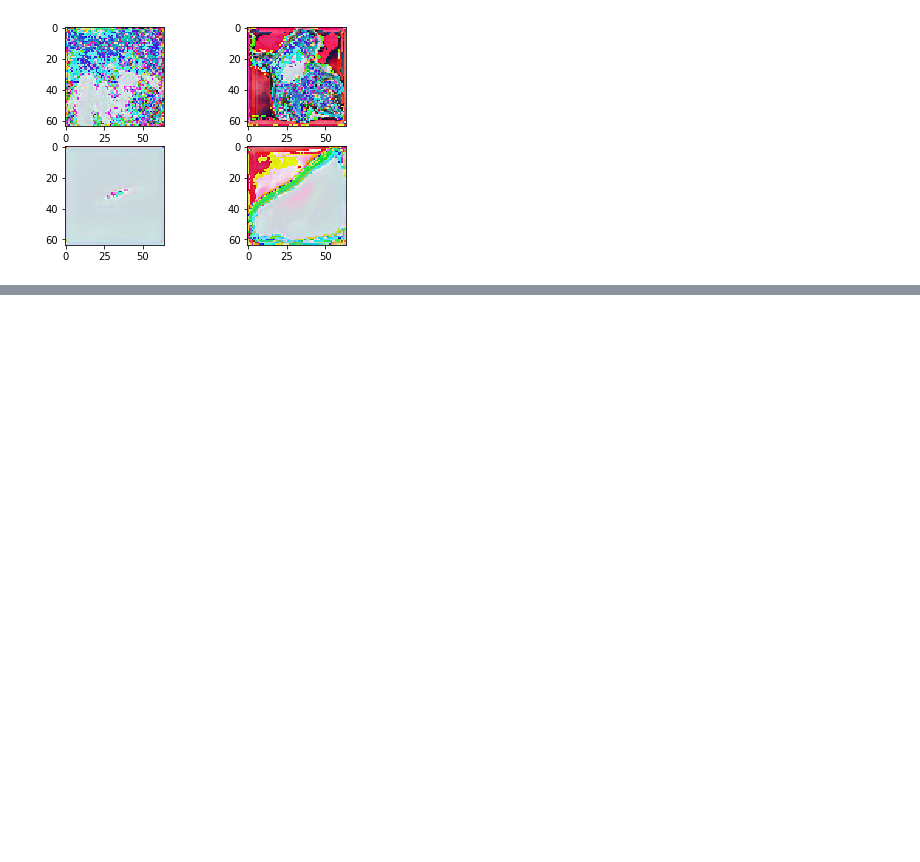
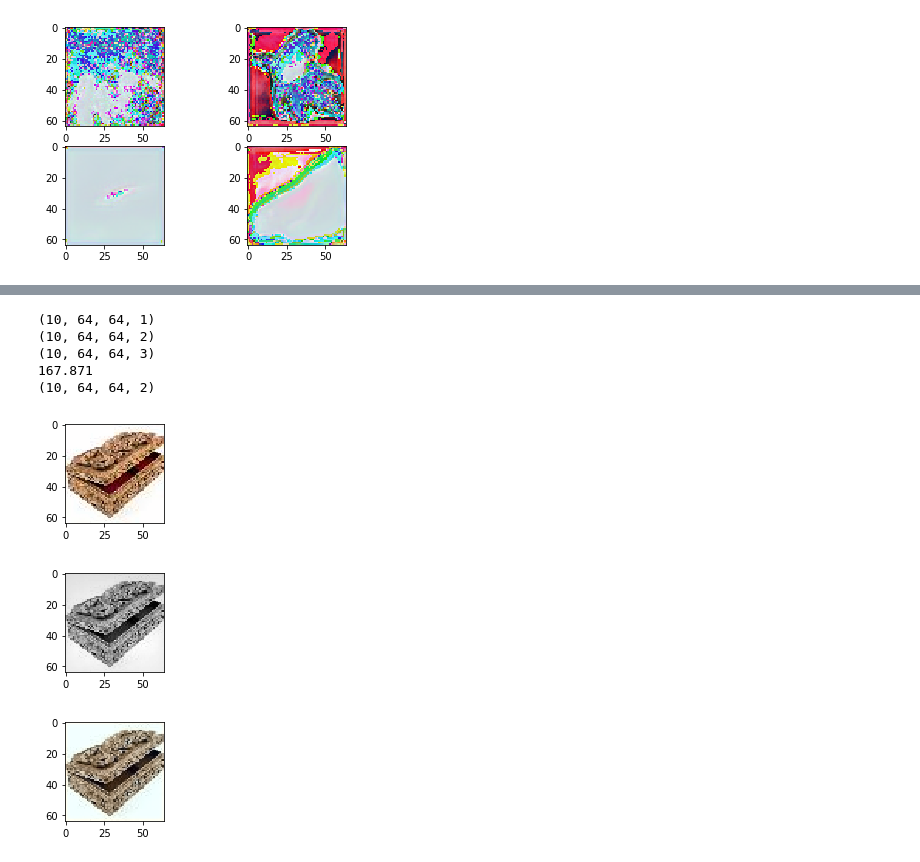
Before and after one commit to sanyammehra/AutoColor, a Jupyter notebook: src/FirstModel.ipynb, the cells around one changed output, grey strips where cells are left out. Drawn from its saved outputs; the diff is of its cells as text; code cells hidden in the pictures; blank space fills up the shorter version.

```diff
--- a/src/FirstModel.ipynb
+++ b/src/FirstModel.ipynb
@@ -16,5 +19,6 @@ print (Y_test.shape)
 
 lab_data = rgb2lab(Y_train)
 print (lab_data.shape)
+lab_data,mean_dat,std_dat = normalise_train(lab_data)
 # %% [output]
 0
@@ -172,7 +176,7 @@ print (Y_train.shape)
 with tf.variable_scope("model") as scope:
     y_out = simpler_model(X)
     loss = tf.sqrt(tf.reduce_mean(tf.square(y_out-Y)))
-    optimiser = tf.train.AdamOptimizer(1e-6)
+    optimiser = tf.train.AdamOptimizer(1e-1)
     train_step = optimiser.minimize(loss)
 
     scope.reuse_variables()
@@ -201,8 +205,9 @@ def val_result(data, target):
         if(i%5 ==0):
             print (losses)
 
-num_epochs = 10
+num_epochs = 5
 for i in range(num_epochs):
     train_epoch(X_train, Y_train)
+    print ("Next Epoch")
     #val_result(X_test, Y_test)
 # %% [output]
@@ -230,32 +249,41 @@ feed_dict = {X:sample_images,Y:samp,is_training:True}
 model_generated_images = sess.run([test_model,loss_test],feed_dict)
 print (model_generated_images[1])
 print(model_generated_images[0].shape)
 
 def show_images(images,gray = False):
 
 
     if(gray):
         plt.subplot(221)
         plt.imshow(images,cmap = plt.get_cmap('gray'))
         #plt.subplot(222)
         #plt.imshow(images[1], cmap = plt.get_cmap('gray'))
         #plt.subplot(223)
         #plt.imshow(images[2], cmap = plt.get_cmap('gray'))
         #plt.subplot(224)
         #plt.imshow(images[3], cmap = plt.get_cmap('gray'))
     else :
         plt.subplot(221)
         plt.imshow(images);
         #plt.subplot(222)
         #plt.imshow(images[1])
         #plt.subplot(223)
         #plt.imshow(images[2])
         #plt.subplot(224)
         #plt.imshow(images[3])
 
     plt.show()
 
-show_images(lab2rgb(original_data[0,:,:,:]))
+show_images(lab2rgb(original_data[0,:,:,:]*std_dat + mean_dat) )
 original_data[...,1:3] = model_generated_images[0]
 show_images(original_data[0,:,:,0],gray = True)
-show_images(lab2rgb(original_data[0,:,:,:]))
+show_images(lab2rgb(original_data[0,:,:,:]*std_dat + mean_dat))
+# %% [output]
+(10, 64, 64, 1)
+(10, 64, 64, 2)
+(10, 64, 64, 3)
+167.871
+(10, 64, 64, 2)
+[figure, added]
+[figure, added]
+[figure, added]
```
Also changed, not shown: parts of 4 cells of this notebook.
